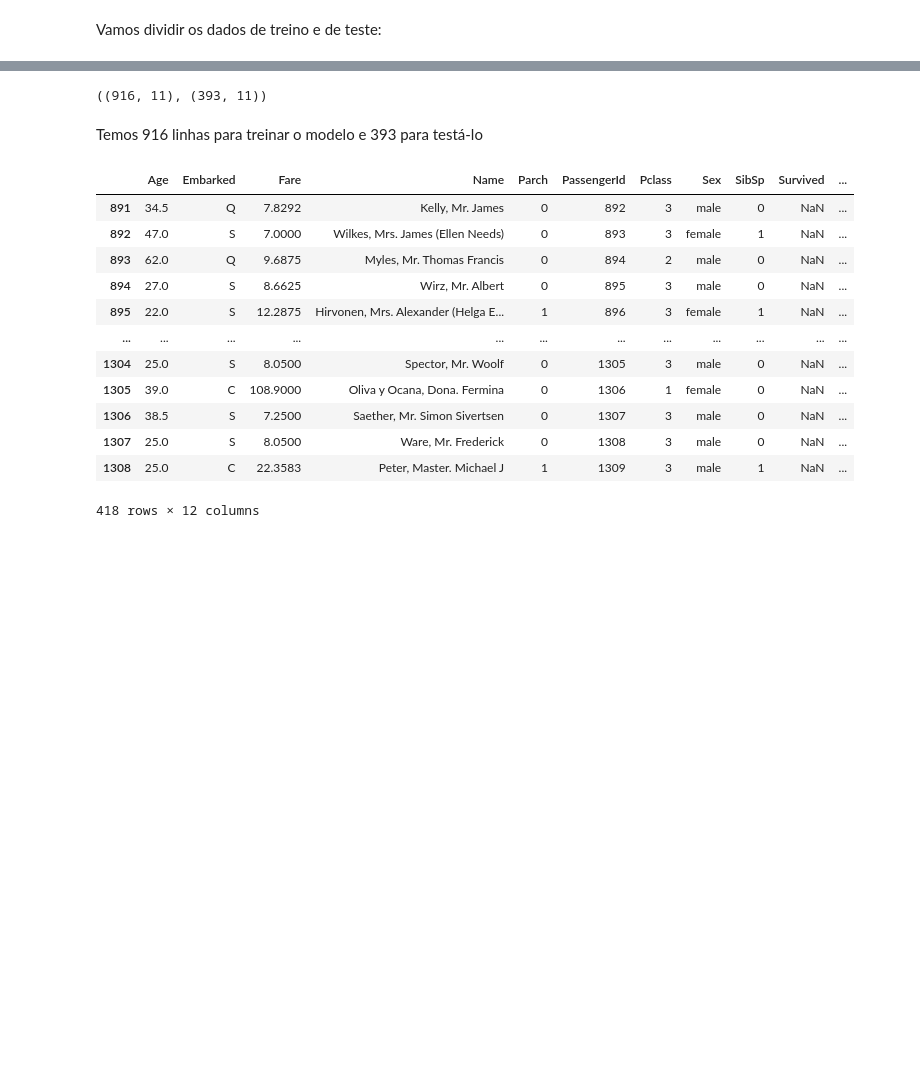
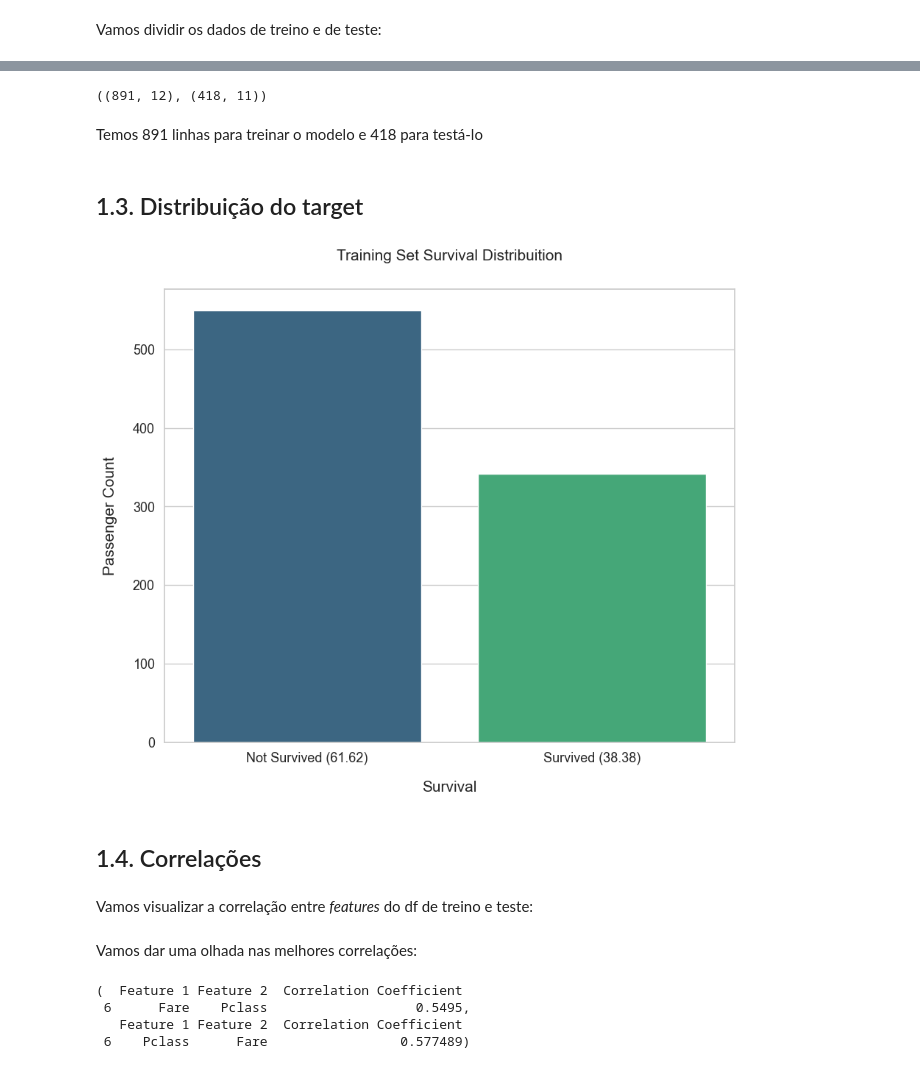
Before and after one commit to kawakami01/data-analysis-and-modeling-kaggle-titanic-competition, a Jupyter notebook: data-analysis-and-modeling-kaggle-titanic-competition.ipynb, the cells around one changed output, grey strips where cells are left out. Drawn from its saved outputs; the diff is of its cells as text; code cells hidden in the pictures; blank space fills up the shorter version.

```diff
--- a/data-analysis-and-modeling-kaggle-titanic-competition.ipynb
+++ b/data-analysis-and-modeling-kaggle-titanic-competition.ipynb
@@ -27,6 +27,13 @@ SEED = 0
 # %% [markdown]
 ## 0.2 Importando os Dados
 # %%
+def concat_df(train_data, test_data):
+    # Retorna um DataFrame da concatenação do conjunto de treino e teste
+    return pd.concat([train_data, test_data], sort=True).reset_index(drop=True)
+
+def divide_df(all_data):
+    return all_data.loc[:890], all_data.loc[891:].drop(['Survived'], axis=1)
+
 cwd = os.getcwd()
 
 df_train = pd.read_csv(f'{cwd}\\train.csv')
@@ -452,0 +447,2 @@ x_train, x_teste, y_train, y_teste = train_test_split(x, y, test_size=0.3, rando
+# %%
+df_train, df_test = divide_df(df_all)
@@ -453,22 +469,35 @@ x_train, x_teste, y_train, y_teste = train_test_split(x, y, test_size=0.3, rando
 # %%
-x_train.shape, x_teste.shape
+df_train.shape, df_test.shape
 # %% [output]
-((916, 11), (393, 11))
+((891, 12), (418, 11))
 # %% [markdown]
-Temos 916 linhas para treinar o modelo e 393 para testá-lo
+Temos 891 linhas para treinar o modelo e 418 para testá-lo
-# %%
-df_all[df_all['Survived'].isnull()]
-# %% [output]
-|  | Age | Embarked | Fare | Name | Parch | PassengerId | Pclass | Sex | SibSp | Survived | ... |
-| 891 | 34.5 | Q | 7.8292 | Kelly, Mr. James | 0 | 892 | 3 | male | 0 | NaN | ... |
-| 892 | 47.0 | S | 7.0000 | Wilkes, Mrs. James (Ellen Needs) | 0 | 893 | 3 | female | 1 | NaN | ... |
-| 893 | 62.0 | Q | 9.6875 | Myles, Mr. Thomas Francis | 0 | 894 | 2 | male | 0 | NaN | ... |
-| 894 | 27.0 | S | 8.6625 | Wirz, Mr. Albert | 0 | 895 | 3 | male | 0 | NaN | ... |
-| 895 | 22.0 | S | 12.2875 | Hirvonen, Mrs. Alexander (Helga E... | 1 | 896 | 3 | female | 1 | NaN | ... |
-| ... | ... | ... | ... | ... | ... | ... | ... | ... | ... | ... | ... |
-| 1304 | 25.0 | S | 8.0500 | Spector, Mr. Woolf | 0 | 1305 | 3 | male | 0 | NaN | ... |
-| 1305 | 39.0 | C | 108.9000 | Oliva y Ocana, Dona. Fermina | 0 | 1306 | 1 | female | 0 | NaN | ... |
-| 1306 | 38.5 | S | 7.2500 | Saether, Mr. Simon Sivertsen | 0 | 1307 | 3 | male | 0 | NaN | ... |
-| 1307 | 25.0 | S | 8.0500 | Ware, Mr. Frederick | 0 | 1308 | 3 | male | 0 | NaN | ... |
-| 1308 | 25.0 | C | 22.3583 | Peter, Master. Michael J | 1 | 1309 | 3 | male | 1 | NaN | ... |
-418 rows × 12 columns
+# %% [markdown]
+## 1.3. Distribuição do target
+# %%
+# Número de sobreviventes
+survived = df_train['Survived'].value_counts()[1]
+# Número de não sobreviventes
+not_survived = df_train['Survived'].value_counts()[0]
+# Porcentagens
+survived_per = ((survived / df_train.shape[0]) * 100)
+not_survived_per = ((not_survived / df_train.shape[0]) * 100)
+
+# Gráfico
+plt.figure(figsize=(10, 8))
+sns.countplot(x=df_train['Survived'], palette='viridis');
+
+plt.xlabel('Survival', size=15, labelpad=15);
+plt.ylabel('Passenger Count', size=15, labelpad=15);
+plt.xticks((0, 1), [f'Not Survived ({not_survived_per:.2f})', f'Survived ({survived_per:.2f})']);
+plt.tick_params(axis='x', labelsize=13);
+plt.tick_params(axis='y', labelsize=13);
+plt.title('Training Set Survival Distribuition', size=15, y=1.05);
+
+plt.show()
+# %% [output]
+[figure, added]
+# %% [markdown]
+## 1.4. Correlações
+# %% [markdown]
+Vamos visualizar a correlação entre *features* do df de treino e teste:
@@ -474,0 +520,9 @@ df_all[df_all['Survived'].isnull()]
+# %% [markdown]
+Vamos dar uma olhada nas melhores correlações:
+# %%
+df_train_corr_nd.head(1), df_test_corr_nd.head(1)
+# %% [output]
+(  Feature 1 Feature 2  Correlation Coefficient
+ 6      Fare    Pclass                   0.5495,
+   Feature 1 Feature 2  Correlation Coefficient
+ 6    Pclass      Fare                 0.577489)
```
Also changed, not shown: parts of 7 cells of this notebook, 1 other file.
